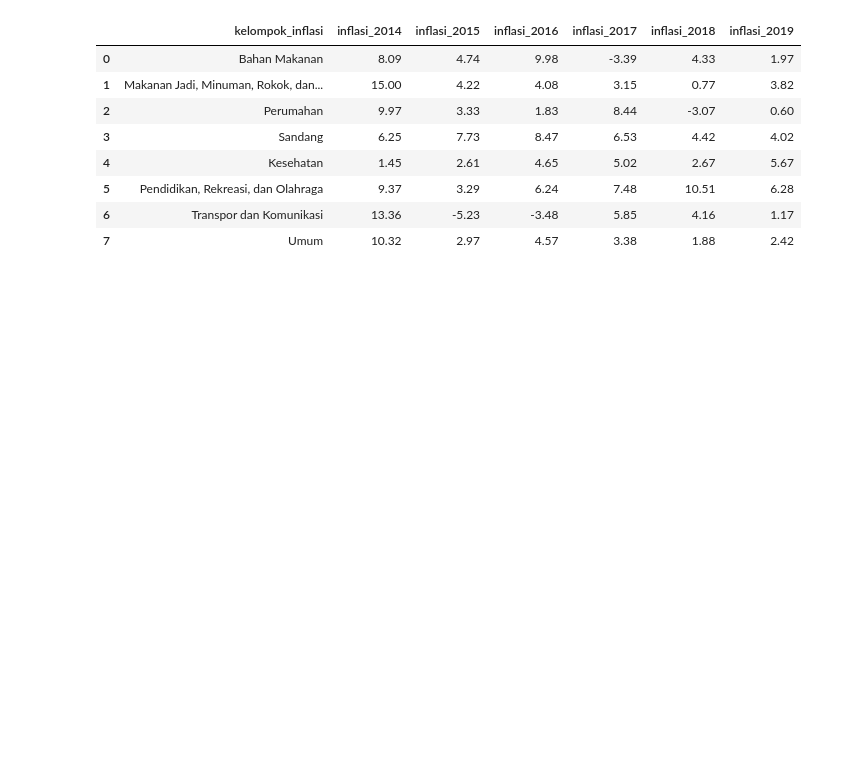
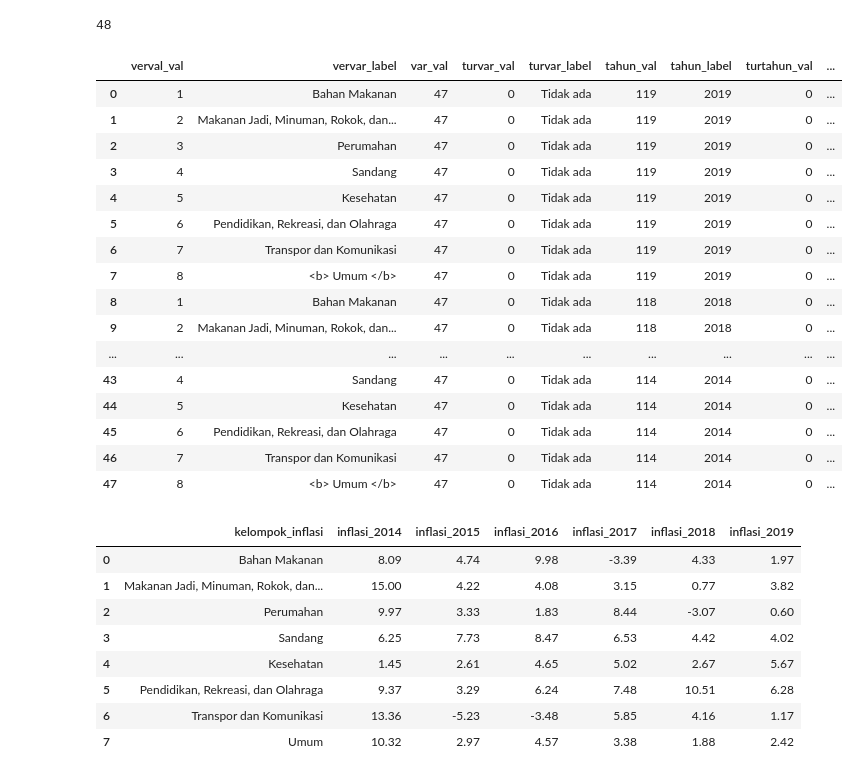
Before and after one commit to YudiHardiyanta/sdi, a Jupyter notebook: webapi/dasar.ipynb, the cells around one changed output. Cells and saved outputs as stored; diff of their text form; code cells hidden in the pictures; blank space fills up the shorter version.

Commit message:
contoh penggunaan read dan write data ke database

```diff
--- a/webapi/dasar.ipynb
+++ b/webapi/dasar.ipynb
@@ -6,6 +6,11 @@ import json
 #setting konfigurasi
 with open("../env.json", "r", encoding="utf-8") as file:
     config = json.load(file)  # Membaca dan parsing JSON
+# %%
+#koneksi database
+from sqlalchemy import create_engine, text
+from urllib.parse import quote_plus
+engine = create_engine((f"mysql+pymysql://{config['user']}:%s@{config['ip']}:3306/{config['database']}")% quote_plus(config['pass'])) #server
 # %%
 #Get Daftar Data Dinamis BPS Bali
 def getVarByDomain(domain='5100'):
@@ -92,6 +97,35 @@ daftar_data=getVarByDomain(domain='5100')
 #daftar_data.to_excel('daftar_data_web_api_dinamis.xlsx')
 #Contoh akan mengambil data by id dari daftar data
 data=getDataByVarId(domain='5100',varId='47')
+# %%
+#proses write db
+nama_tabel = "inflasi_singaraja"
+data.to_sql(nama_tabel,con=engine,if_exists='replace',index=False) # lihat panduan di pandas to_sql
+# %% [output]
+48
+# %%
+#proses read data
+dt = pd.read_sql(nama_tabel,con=engine,dtype=str) # lihat panduan di pandas to_sql
+# %%
+dt
+# %% [output]
+|  | verval_val | vervar_label | var_val | turvar_val | turvar_label | tahun_val | tahun_label | turtahun_val | ... |
+| 0 | 1 | Bahan Makanan | 47 | 0 | Tidak ada | 119 | 2019 | 0 | ... |
+| 1 | 2 | Makanan Jadi, Minuman, Rokok, dan... | 47 | 0 | Tidak ada | 119 | 2019 | 0 | ... |
+| 2 | 3 | Perumahan | 47 | 0 | Tidak ada | 119 | 2019 | 0 | ... |
+| 3 | 4 | Sandang | 47 | 0 | Tidak ada | 119 | 2019 | 0 | ... |
+| 4 | 5 | Kesehatan | 47 | 0 | Tidak ada | 119 | 2019 | 0 | ... |
+| 5 | 6 | Pendidikan, Rekreasi, dan Olahraga | 47 | 0 | Tidak ada | 119 | 2019 | 0 | ... |
+| 6 | 7 | Transpor dan Komunikasi | 47 | 0 | Tidak ada | 119 | 2019 | 0 | ... |
+| 7 | 8 | <b> Umum </b> | 47 | 0 | Tidak ada | 119 | 2019 | 0 | ... |
+| 8 | 1 | Bahan Makanan | 47 | 0 | Tidak ada | 118 | 2018 | 0 | ... |
+| 9 | 2 | Makanan Jadi, Minuman, Rokok, dan... | 47 | 0 | Tidak ada | 118 | 2018 | 0 | ... |
+| ... | ... | ... | ... | ... | ... | ... | ... | ... | ... |
+| 43 | 4 | Sandang | 47 | 0 | Tidak ada | 114 | 2014 | 0 | ... |
+| 44 | 5 | Kesehatan | 47 | 0 | Tidak ada | 114 | 2014 | 0 | ... |
+| 45 | 6 | Pendidikan, Rekreasi, dan Olahraga | 47 | 0 | Tidak ada | 114 | 2014 | 0 | ... |
+| 46 | 7 | Transpor dan Komunikasi | 47 | 0 | Tidak ada | 114 | 2014 | 0 | ... |
+| 47 | 8 | <b> Umum </b> | 47 | 0 | Tidak ada | 114 | 2014 | 0 | ... |
 # %%
 ### id 47 Inflasi Tahunan Kota Singaraja Menurut 7 Kelompok Pengeluaran
 ### korelasi dengan web BPS
```
Also changed, not shown: parts of 1 cell of this notebook.
